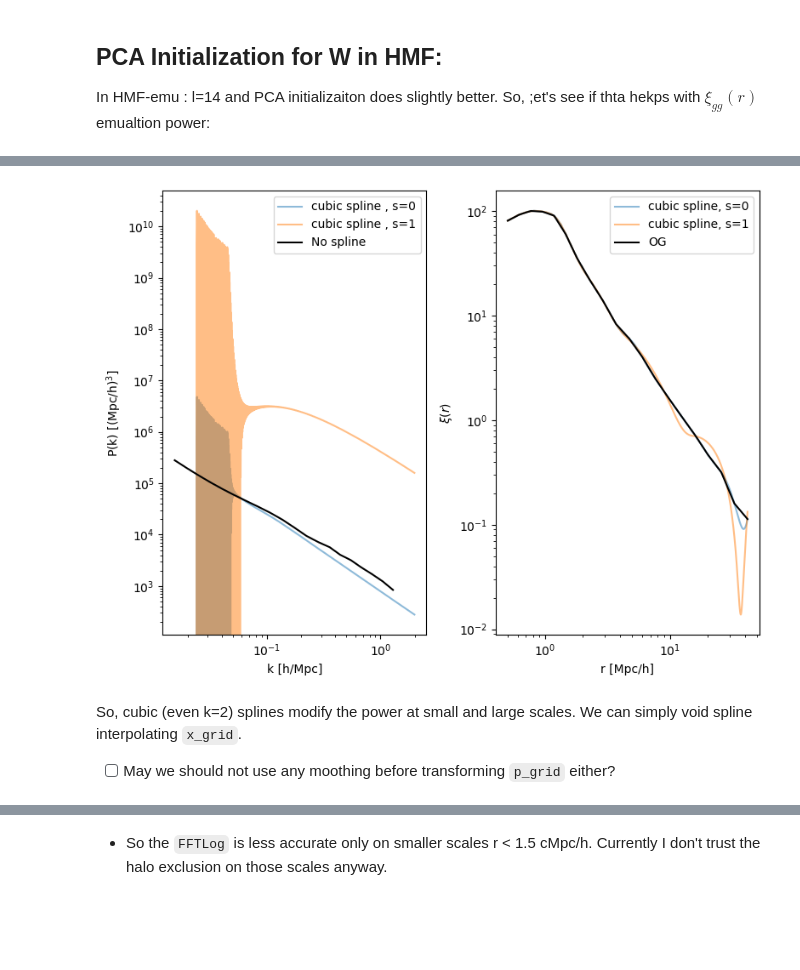
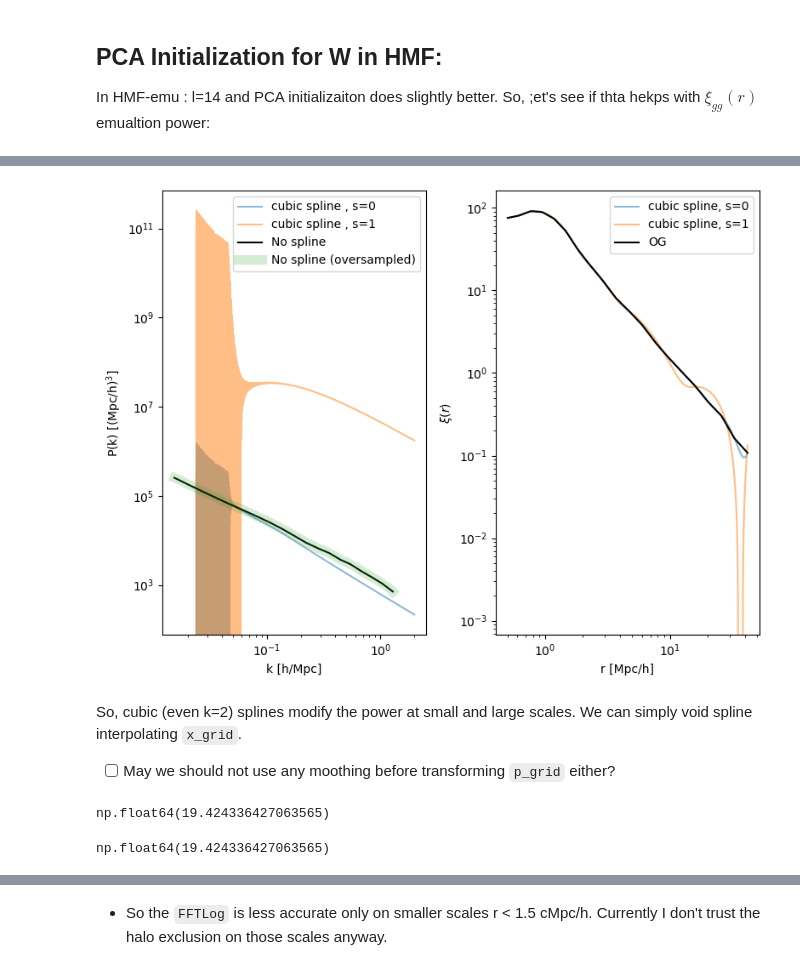
Before and after one commit to qezlou/Goku_ELG, a Jupyter notebook: emu/notebooks/xi_gg/for_paper_pca_w.ipynb, the cells around one changed output, grey strips where cells are left out. Drawn from its saved outputs; the diff is of its cells as text; code cells hidden in the pictures; blank space fills up the shorter version.

```diff
--- a/emu/notebooks/xi_gg/for_paper_pca_w.ipynb
+++ b/emu/notebooks/xi_gg/for_paper_pca_w.ipynb
@@ -109,6 +107,7 @@ def truth(s):
     """
     Get the truth for sim s
     """
+    hmf_model_file = f'/home/qezlou/HD2/HETDEX/cosmo/data/HMF/train_pca_l14_full_comp_kernel/hmf_emu_combined_z2.5_inducing_500_latents_14_leave{s}_12000.pkl'
     g = gal.Gal(hmf_model_file, hmf_composite_kernel=hmf_composite_kernel, logging_level=logging_level)
     # Arbitrary cut to asses failing mcfit
     #g.config['r_range'] = [2, 30]
@@ -130,6 +129,7 @@ def pred(s):
     """
     Get the prediction for sim s
     """
+    hmf_model_file = f'/home/qezlou/HD2/HETDEX/cosmo/data/HMF/train_pca_l14_full_comp_kernel/hmf_emu_combined_z2.5_inducing_500_latents_14_leave{s}_12000.pkl'
     g = gal.Gal(hmf_model_file, hmf_composite_kernel=hmf_composite_kernel, logging_level=logging_level)
     # Arbitrary cut to asses failing mcfit
     #g.config['r_range'] = [2, 30]
@@ -162,13 +162,13 @@ def compare_pred_truth_xi_gg():
     """
     Compare the prediction and truth for xi_gg
     """
-    sims = np.arange(6,7)
+    sims = np.arange(36)
     #sims = np.delete(sims, [18])
     #sim_tags = np.delete(plot_xi_emu.sim_tags, [6, 10, 13, 16, 18])
     sim_tags = plot_xi_emu.sim_tags
     # Determine the number of cores to use (leave some cores free)
     num_cores = max(1, os.cpu_count() - 2)
-    num_cores = 1
+    #num_cores = 1
     print(f"Using {num_cores} cores for parallel processing")
     with Pool(num_cores) as p:
         results = p.map(_compare_pred_truth_xi_gg, sims)
@@ -200,44 +186,58 @@ array([ 0.21268578,  0.26343238,  0.32628708,  0.40413884,  0.50056595,
 # %%
 from scipy.interpolate import UnivariateSpline, interp1d
+from matplotlib import pyplot as plt
 import mcfit
 fig, ax = plt.subplots(1, 2, figsize=(8, 6))
 s=6
-ind_m = [12,0]
+ind_m = [13,0]
 r_mask =(plot_xi_emu.rbins > 0.5)*(plot_xi_emu.rbins < 50)
 xi_grid = plot_xi_emu.pred[s].squeeze()[:,:,r_mask]
 for s in [0, 1]:
     spl = UnivariateSpline(plot_xi_emu.rbins[r_mask], xi_grid[ind_m[0],ind_m[1]], k=3, s=s)
     min_r = 0.1
     max_r = 50
     ind_r = (r_72 >= min_r)*(r_72 <= max_r)
     r_test = r_72[ind_r]
     xi_interp = spl(r_test)
     k, p = mcfit.xi2P(r_test, l=0, lowring=True)(xi_interp, extrap=True)
     ax[0].plot(k, p, alpha=0.5, label=f'cubic spline , s={s}')
 
 
 
 
+
     ax[1].plot(r_test, xi_interp, alpha=0.5, label=f'cubic spline, s={s}')
 ax[1].plot(plot_xi_emu.rbins[r_mask], xi_grid[ind_m[0],ind_m[1]], color='k', label='OG')
 k_nospl, p_nospl = mcfit.xi2P(plot_xi_emu.rbins[r_mask], l=0, lowring=True)(xi_grid[ind_m[0],ind_m[1]], extrap=True)
 
+k_nospl_over_sampled = np.logspace(np.log10(k_nospl[0]), np.log10(k_nospl[-1]), k_nospl.size*10)
+p_nospl_over_sampled = UnivariateSpline( k_nospl, p_nospl, k=1, s=0)(k_nospl_over_sampled)
+
 ax[0].plot(k_nospl, p_nospl, color='k', label='No spline')
+ax[0].plot(k_nospl_over_sampled, p_nospl_over_sampled, color='C2', label='No spline (oversampled)', lw=8, alpha=0.2)
 ax[0].legend()
 ax[1].legend()
 ax[0].set_xscale('log')
 ax[0].set_yscale('log')
 ax[0].set_xlabel('k [h/Mpc]')
 ax[0].set_ylabel('P(k) [(Mpc/h)$^3$]')
 ax[1].set_xscale('log')
 ax[1].set_yscale('log')
 ax[1].set_xlabel('r [Mpc/h]')
 ax[1].set_ylabel(r'$\xi(r)$')
 fig.tight_layout()
 # %% [output]
-[figure, old version]
+[figure, new version]
 # %% [markdown]
 So, cubic (even k=2) splines modify the power at small and large scales. We can simply void spline interpolating `x_grid`.
 
 - [ ]  May we should not use any moothing before transforming `p_grid` either?
+# %%
+k_nospl_over_sampled[-1]
+# %% [output]
+np.float64(19.424336427063565)
+# %%
+np.logspace(k_nospl[0], k_nospl[-1], k_nospl.size*10)[-1]
+# %% [output]
+np.float64(19.424336427063565)
 # %%
```
Also changed, not shown: parts of 20 cells of this notebook, 1 other file.
